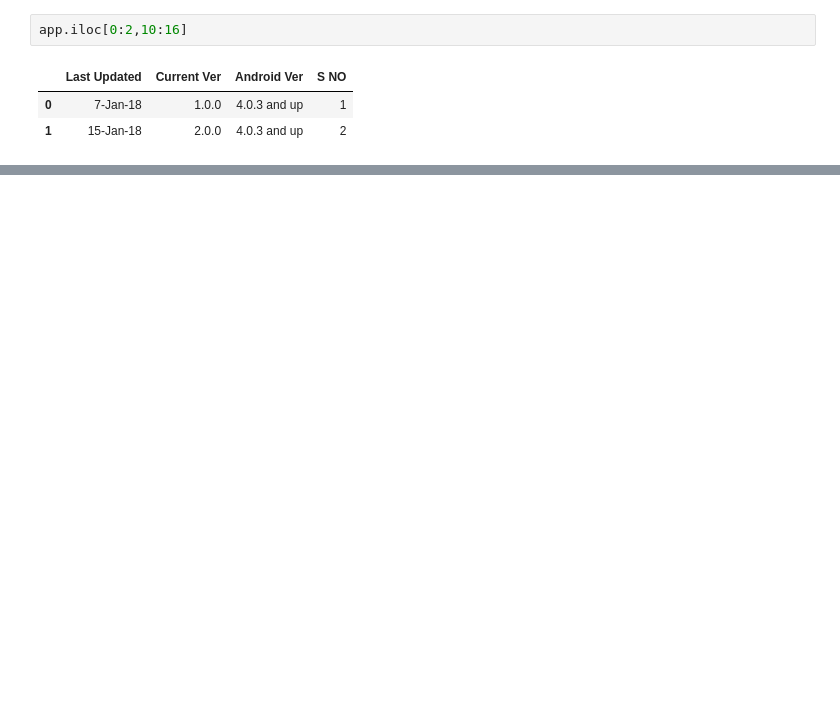
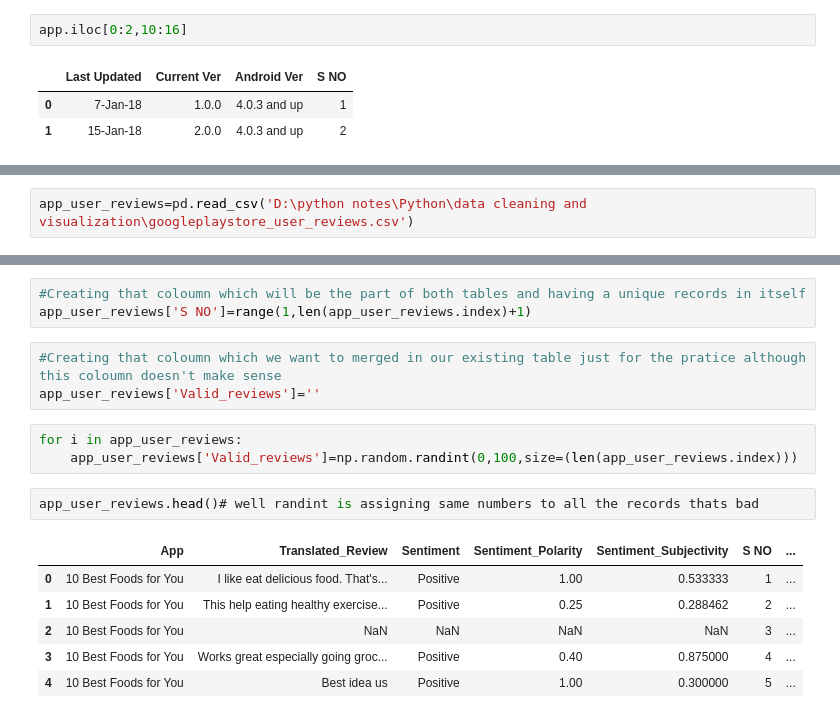
Before and after one commit to sohaibali5/Data-Science, a Jupyter notebook: 2) Working with pandas.ipynb, the cells around one changed output, grey strips where cells are left out. Saved outputs shown, nothing was run; the diff lists cells and outputs as text; blank space fills up the shorter version.

```diff
--- a/2) Working with pandas.ipynb
+++ b/2) Working with pandas.ipynb
@@ -204,0 +229,2 @@ app.iloc[0:2,10:16]
+# %%
+app_user_reviews=pd.read_csv('D:\python notes\Python\data cleaning and visualization\googleplaystore_user_reviews.csv')
@@ -204,0 +237,18 @@ app.iloc[0:2,10:16]
+# %%
+#Creating that coloumn which will be the part of both tables and having a unique records in itself
+app_user_reviews['S NO']=range(1,len(app_user_reviews.index)+1)
+# %%
+#Creating that coloumn which we want to merged in our existing table just for the pratice although this coloumn doesn't make sense
+app_user_reviews['Valid_reviews']=''
+# %%
+for i in app_user_reviews:
+    app_user_reviews['Valid_reviews']=np.random.randint(0,100,size=(len(app_user_reviews.index)))
+# %%
+app_user_reviews.head()# well randint is assigning same numbers to all the records thats bad
+# %% [output]
+|  | App | Translated_Review | Sentiment | Sentiment_Polarity | Sentiment_Subjectivity | S NO | ... |
+| 0 | 10 Best Foods for You | I like eat delicious food. That's... | Positive | 1.00 | 0.533333 | 1 | ... |
+| 1 | 10 Best Foods for You | This help eating healthy exercise... | Positive | 0.25 | 0.288462 | 2 | ... |
+| 2 | 10 Best Foods for You | NaN | NaN | NaN | NaN | 3 | ... |
+| 3 | 10 Best Foods for You | Works great especially going groc... | Positive | 0.40 | 0.875000 | 4 | ... |
+| 4 | 10 Best Foods for You | Best idea us | Positive | 1.00 | 0.300000 | 5 | ... |
```
Also changed, not shown: parts of 23 cells of this notebook, 4 other files.
